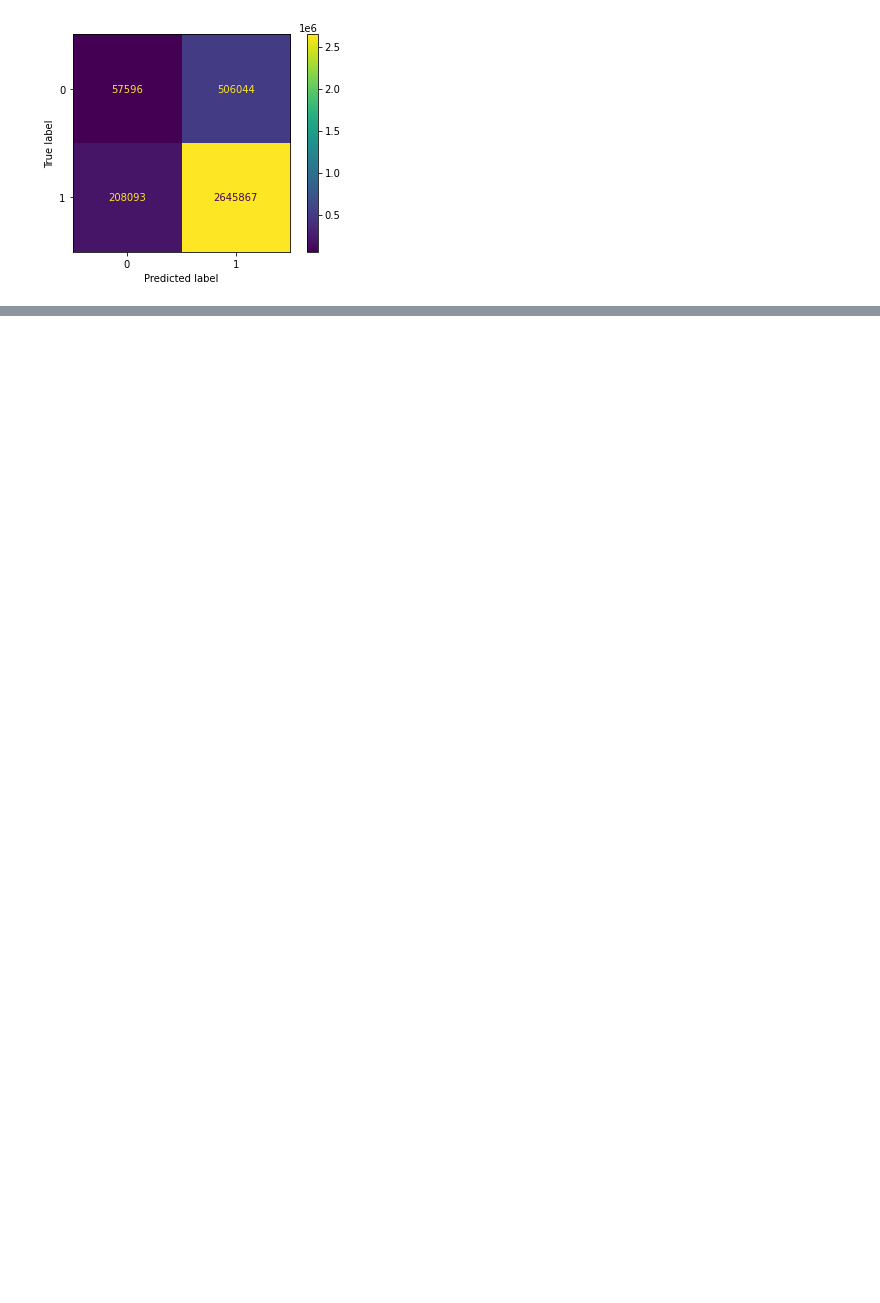
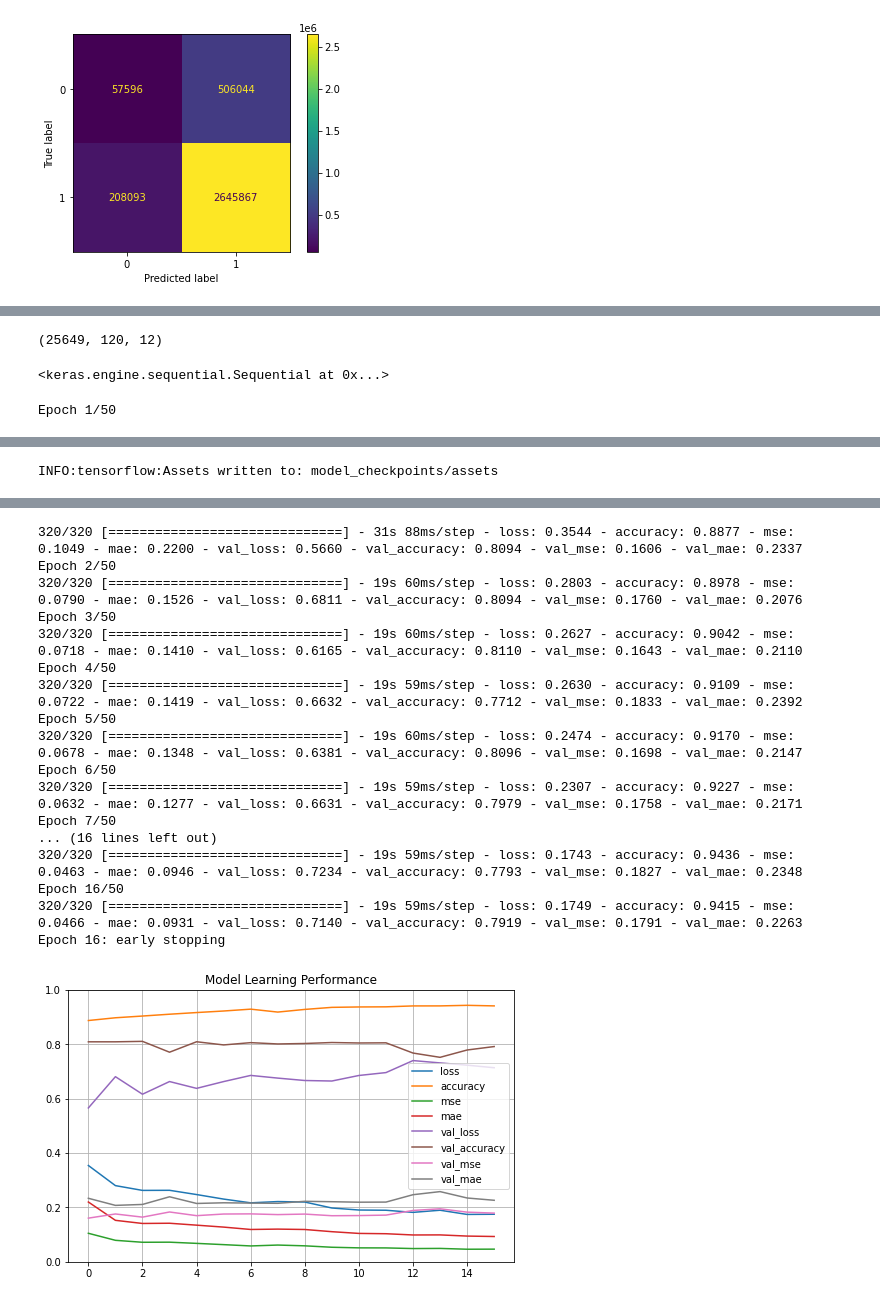
Before and after one commit to kbarbre/DS6050-SolarFlarePrediction, a Jupyter notebook: ColabNotebook_ModelPipeline.ipynb, the cells around one changed output, grey strips where cells are left out. Cells and saved outputs as stored; diff of their text form; code cells hidden in the pictures; blank space fills up the shorter version.

Commit message:
Added feature selection model results and additional tuned model

```diff
--- a/ColabNotebook_ModelPipeline.ipynb
+++ b/ColabNotebook_ModelPipeline.ipynb
@@ -476,0 +508,9 @@ conf_matrix = tuned_model_mf.predict_conf_matrix(batched_2015,true_labels,make_p
+# %%
+data2014_sf = np.load("data_2014.npy")
+labels2014_sf = np.load("labels_2014.npy")
+# %%
+data2014_sf.shape
+# %% [output]
+(25649, 120, 12)
+# %%
+fs_model = SolarLSTM(data2014_sf, labels2014_sf, "./")
@@ -476,0 +519,8 @@ conf_matrix = tuned_model_mf.predict_conf_matrix(batched_2015,true_labels,make_p
+# %%
+fs_model.model
+# %% [output]
+<keras.engine.sequential.Sequential at 0x...>
+# %%
+history=fs_model.fit()
+# %% [output]
+Epoch 1/50
@@ -476,0 +528 @@ conf_matrix = tuned_model_mf.predict_conf_matrix(batched_2015,true_labels,make_p
+INFO:tensorflow:Assets written to: model_checkpoints/assets
@@ -476,0 +532,18 @@ conf_matrix = tuned_model_mf.predict_conf_matrix(batched_2015,true_labels,make_p
+320/320 [==============================] - 31s 88ms/step - loss: 0.3544 - accuracy: 0.8877 - mse: 0.1049 - mae: 0.2200 - val_loss: 0.5660 - val_accuracy: 0.8094 - val_mse: 0.1606 - val_mae: 0.2337
+Epoch 2/50
+320/320 [==============================] - 19s 60ms/step - loss: 0.2803 - accuracy: 0.8978 - mse: 0.0790 - mae: 0.1526 - val_loss: 0.6811 - val_accuracy: 0.8094 - val_mse: 0.1760 - val_mae: 0.2076
+Epoch 3/50
+320/320 [==============================] - 19s 60ms/step - loss: 0.2627 - accuracy: 0.9042 - mse: 0.0718 - mae: 0.1410 - val_loss: 0.6165 - val_accuracy: 0.8110 - val_mse: 0.1643 - val_mae: 0.2110
+Epoch 4/50
+320/320 [==============================] - 19s 59ms/step - loss: 0.2630 - accuracy: 0.9109 - mse: 0.0722 - mae: 0.1419 - val_loss: 0.6632 - val_accuracy: 0.7712 - val_mse: 0.1833 - val_mae: 0.2392
+Epoch 5/50
+320/320 [==============================] - 19s 60ms/step - loss: 0.2474 - accuracy: 0.9170 - mse: 0.0678 - mae: 0.1348 - val_loss: 0.6381 - val_accuracy: 0.8096 - val_mse: 0.1698 - val_mae: 0.2147
+Epoch 6/50
+320/320 [==============================] - 19s 59ms/step - loss: 0.2307 - accuracy: 0.9227 - mse: 0.0632 - mae: 0.1277 - val_loss: 0.6631 - val_accuracy: 0.7979 - val_mse: 0.1758 - val_mae: 0.2171
+Epoch 7/50
+... (16 lines left out)
+320/320 [==============================] - 19s 59ms/step - loss: 0.1743 - accuracy: 0.9436 - mse: 0.0463 - mae: 0.0946 - val_loss: 0.7234 - val_accuracy: 0.7793 - val_mse: 0.1827 - val_mae: 0.2348
+Epoch 16/50
+320/320 [==============================] - 19s 59ms/step - loss: 0.1749 - accuracy: 0.9415 - mse: 0.0466 - mae: 0.0931 - val_loss: 0.7140 - val_accuracy: 0.7919 - val_mse: 0.1791 - val_mae: 0.2263
+Epoch 16: early stopping
+[figure, added]
```
Also changed, not shown: parts of 42 cells of this notebook.
